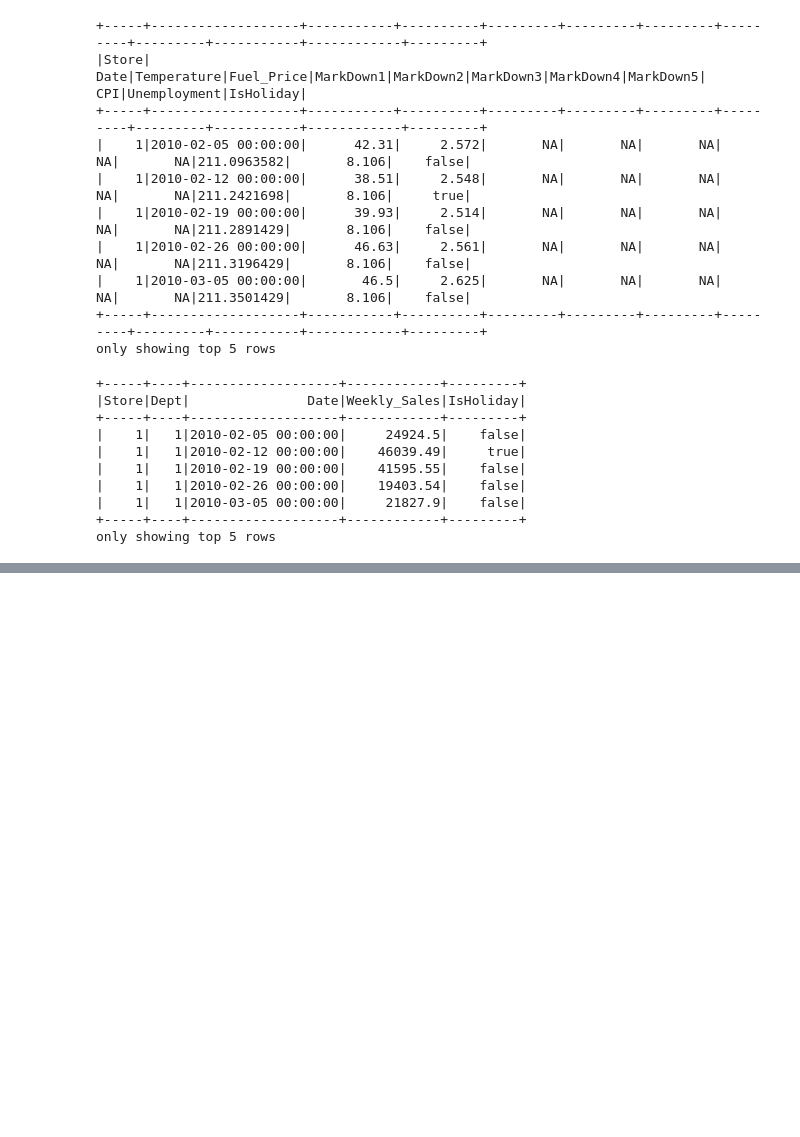
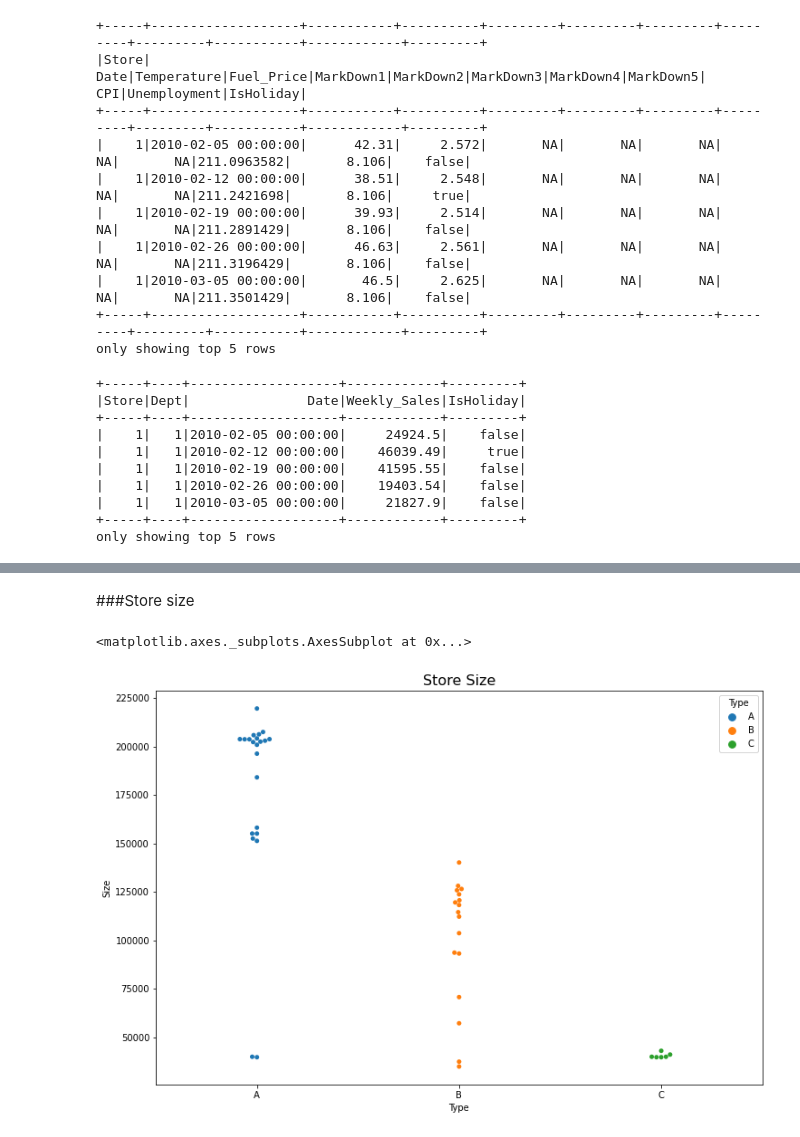
Before and after one commit to Crazylov3/spark, a Jupyter notebook: data_explorer.ipynb, the cells around one changed output, grey strips where cells are left out. Saved outputs shown, nothing was run; the diff lists cells and outputs as text; code cells hidden in the pictures; blank space fills up the shorter version.

```diff
--- a/data_explorer.ipynb
+++ b/data_explorer.ipynb
@@ -217,0 +485,10 @@ Text(0.5, 1.0, 'Correlation with Weekly_Sales')
+# %% [markdown]
+###Store size
+# %%
+plt.figure(figsize=(12,8))
+plt.title("Store Size", fontsize=16)
+size_df = df_train_pd.groupby(['Store','Type'],as_index=False).median()
+sns.swarmplot(x='Type',y="Size", data=size_df, hue = 'Type')
+# %% [output]
+<matplotlib.axes._subplots.AxesSubplot at 0x...>
+[figure, added]
```
Also changed, not shown: parts of 97 cells of this notebook.
